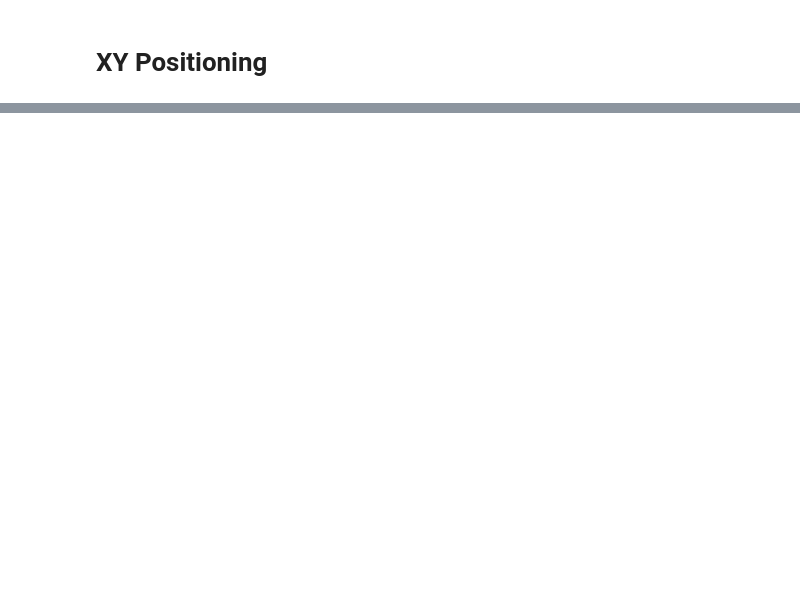
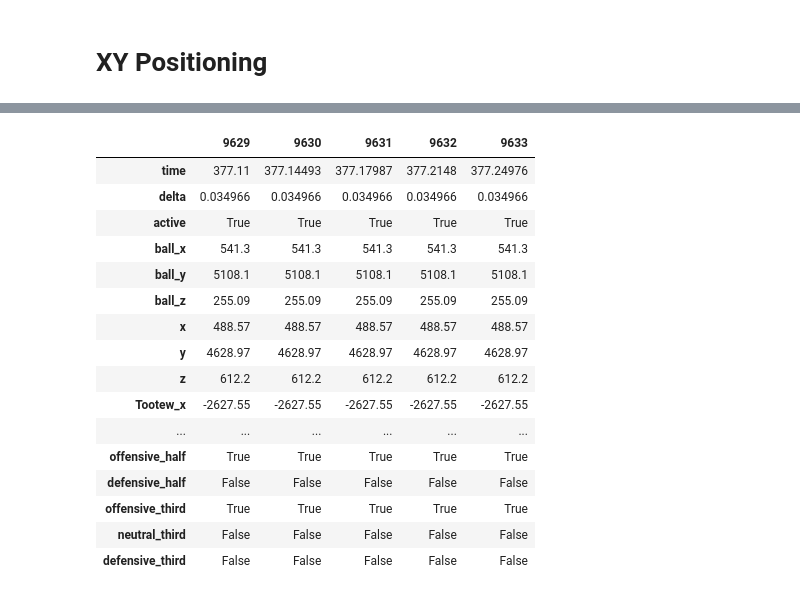
Before and after one commit to jeremyrobertford/rocketleague_ml, a Jupyter notebook: notebooks/eda.ipynb, the cells around one changed output, grey strips where cells are left out. Cells and saved outputs as stored; diff of their text form; code cells hidden in the pictures; blank space fills up the shorter version.

```diff
--- a/notebooks/eda.ipynb
+++ b/notebooks/eda.ipynb
@@ -101,0 +187,20 @@ plt.show() # type: ignore
+# %%
+dense.tail().T
+# %% [output]
+|  | 9629 | 9630 | 9631 | 9632 | 9633 |
+| time | 377.11 | 377.14493 | 377.17987 | 377.2148 | 377.24976 |
+| delta | 0.034966 | 0.034966 | 0.034966 | 0.034966 | 0.034966 |
+| active | True | True | True | True | True |
+| ball_x | 541.3 | 541.3 | 541.3 | 541.3 | 541.3 |
+| ball_y | 5108.1 | 5108.1 | 5108.1 | 5108.1 | 5108.1 |
+| ball_z | 255.09 | 255.09 | 255.09 | 255.09 | 255.09 |
+| x | 488.57 | 488.57 | 488.57 | 488.57 | 488.57 |
+| y | 4628.97 | 4628.97 | 4628.97 | 4628.97 | 4628.97 |
+| z | 612.2 | 612.2 | 612.2 | 612.2 | 612.2 |
+| Tootew_x | -2627.55 | -2627.55 | -2627.55 | -2627.55 | -2627.55 |
+| ... | ... | ... | ... | ... | ... |
+| offensive_half | True | True | True | True | True |
+| defensive_half | False | False | False | False | False |
+| offensive_third | True | True | True | True | True |
+| neutral_third | False | False | False | False | False |
+| defensive_third | False | False | False | False | False |
```
Also changed, not shown: parts of 8 cells of this notebook, 2 other files.
